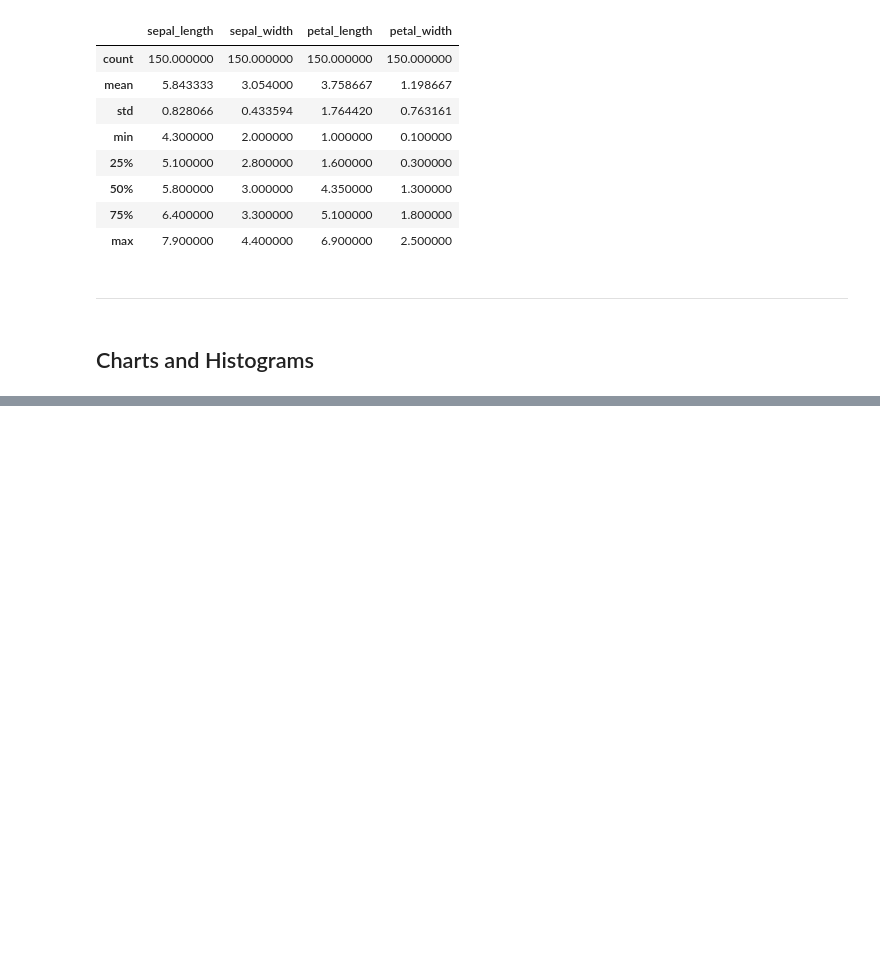
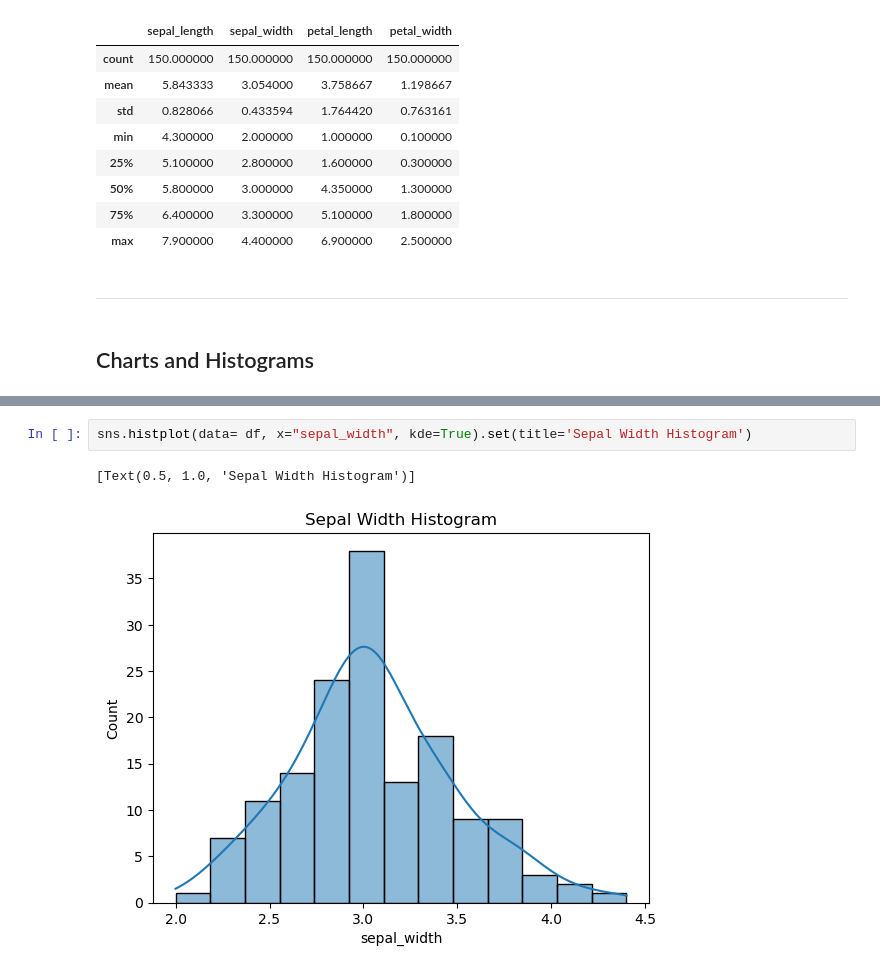
Before and after one commit to FabianeCancian/pands-project, a Jupyter notebook: iris_analysis.ipynb, the cells around one changed output, grey strips where cells are left out. Saved outputs shown, nothing was run; the diff lists cells and outputs as text; blank space fills up the shorter version.

```diff
--- a/iris_analysis.ipynb
+++ b/iris_analysis.ipynb
@@ -78,0 +132,5 @@ df.describe()
+# %%
+sns.histplot(data= df, x="sepal_width", kde=True).set(title='Sepal Width Histogram')
+# %% [output]
+[Text(0.5, 1.0, 'Sepal Width Histogram')]
+[figure, added]
```
Also changed, not shown: parts of 13 cells of this notebook, 1 other file.
